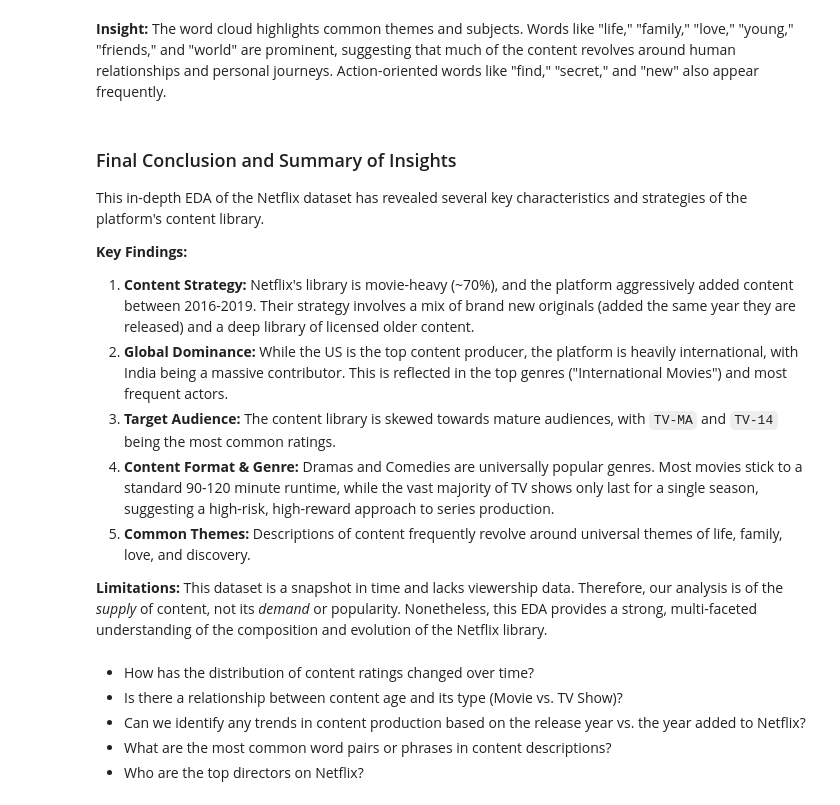
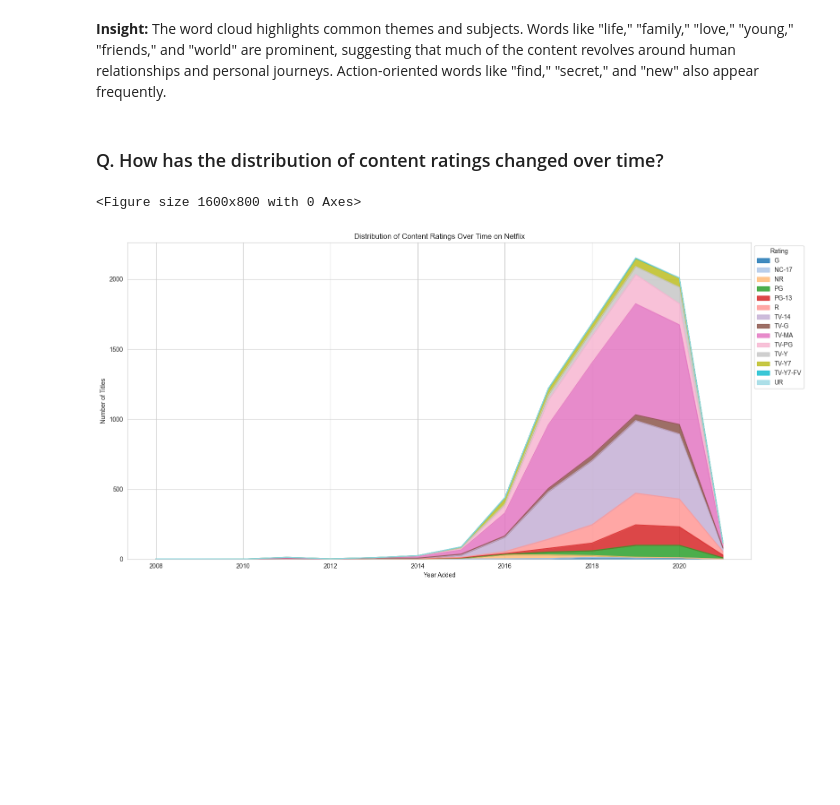
Before and after one commit to eshagarwal/21-Projects-21-Days-ML-Deep-Learning-GenAI-GFG, a Jupyter notebook: DAY 2/netflix.ipynb, the cells around one changed output. Drawn from its saved outputs; the diff is of its cells as text; code cells hidden in the pictures; blank space fills up the shorter version.

```diff
--- a/DAY 2/netflix.ipynb
+++ b/DAY 2/netflix.ipynb
@@ -384,22 +384,21 @@ plt.show()
 [figure]
 # %% [markdown]
 **Insight:** The word cloud highlights common themes and subjects. Words like "life," "family," "love," "young," "friends," and "world" are prominent, suggesting that much of the content revolves around human relationships and personal journeys. Action-oriented words like "find," "secret," and "new" also appear frequently.
-# %% [markdown]
-### Final Conclusion and Summary of Insights
-
-This in-depth EDA of the Netflix dataset has revealed several key characteristics and strategies of the platform's content library.
-
-**Key Findings:**
-1. **Content Strategy:** Netflix's library is movie-heavy (~70%), and the platform aggressively added content between 2016-2019. Their strategy involves a mix of brand new originals (added the same year they are released) and a deep library of licensed older content.
-2. **Global Dominance:** While the US is the top content producer, the platform is heavily international, with India being a massive contributor. This is reflected in the top genres ("International Movies") and most frequent actors.
-3. **Target Audience:** The content library is skewed towards mature audiences, with `TV-MA` and `TV-14` being the most common ratings.
-4. **Content Format & Genre:** Dramas and Comedies are universally popular genres. Most movies stick to a standard 90-120 minute runtime, while the vast majority of TV shows only last for a single season, suggesting a high-risk, high-reward approach to series production.
-5. **Common Themes:** Descriptions of content frequently revolve around universal themes of life, family, love, and discovery.
-
-**Limitations:** This dataset is a snapshot in time and lacks viewership data. Therefore, our analysis is of the *supply* of content, not its *demand* or popularity. Nonetheless, this EDA provides a strong, multi-faceted understanding of the composition and evolution of the Netflix library.
-# %% [markdown]
-* How has the distribution of content ratings changed over time?
-* Is there a relationship between content age and its type (Movie vs. TV Show)?
-* Can we identify any trends in content production based on the release year vs. the year added to Netflix?
-* What are the most common word pairs or phrases in content descriptions?
-* Who are the top directors on Netflix?
+# %% [markdown]
+### Q. How has the distribution of content ratings changed over time?
+# %%
+# Group by year_added and rating, then count titles
+ratings_over_time = netflix_df.groupby(['year_added', 'rating']).size().unstack(fill_value=0)
+
+# Plot: Stacked area chart to show rating distribution over time
+plt.figure(figsize=(16, 8))
+ratings_over_time.plot(kind='area', stacked=True, colormap='tab20', alpha=0.85, figsize=(16, 8))
+plt.title('Distribution of Content Ratings Over Time on Netflix')
+plt.xlabel('Year Added')
+plt.ylabel('Number of Titles')
+plt.legend(title='Rating', loc='upper left', bbox_to_anchor=(1, 1))
+plt.tight_layout()
+plt.show()
+# %% [output]
+<Figure size 1600x800 with 0 Axes>
+[figure, added]
```
Also changed, not shown: parts of 9 cells of this notebook.
